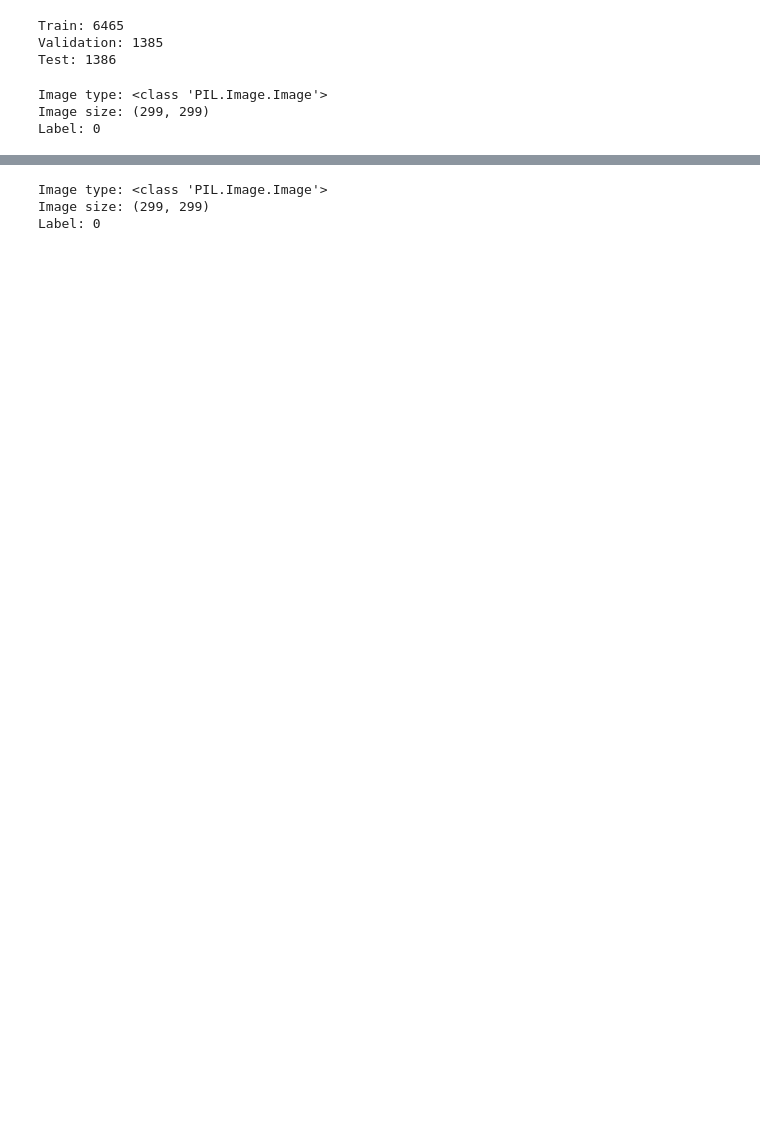
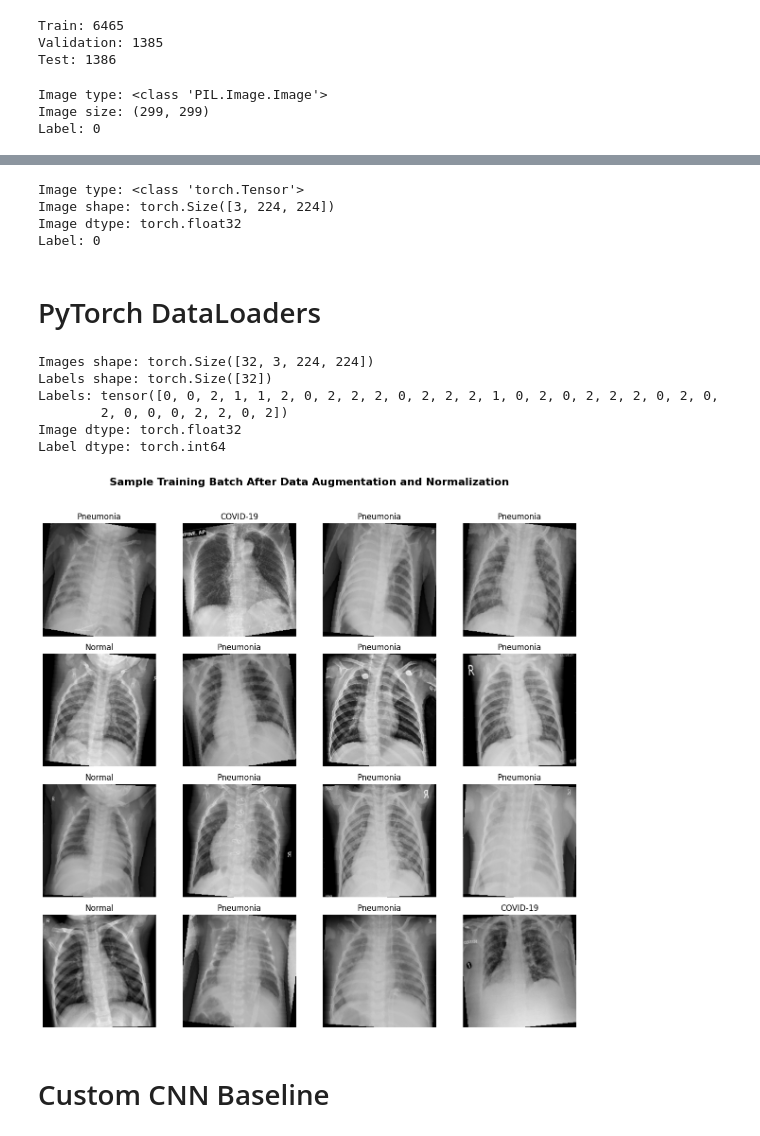
Before and after one commit to Jamiul-kawsar/covid_chest_x-ray_curated_dataset, a Jupyter notebook: notebooks/COVID_Chest_X_Ray_Research_Project_Curated_Dataset.ipynb, the cells around one changed output, grey strips where cells are left out. Saved outputs shown, nothing was run; the diff lists cells and outputs as text; code cells hidden in the pictures; blank space fills up the shorter version.

```diff
--- a/notebooks/COVID_Chest_X_Ray_Research_Project_Curated_Dataset.ipynb
+++ b/notebooks/COVID_Chest_X_Ray_Research_Project_Curated_Dataset.ipynb
@@ -453,9 +497,10 @@ from torch.utils.data import Dataset
 
 class ChestXRayDataset(Dataset):
 
-  def __init__(self, dataframe, data_root):
+  def __init__(self, dataframe, data_root, transform = None):
     self.dataframe = dataframe.reset_index(drop = True)
     self.data_root = Path(data_root)
+    self.transform = transform
 
   def __len__(self):
     return len(self.dataframe)
@@ -467,6 +512,8 @@ class ChestXRayDataset(Dataset):
     label = int(row["label"])
 
     image = Image.open(image_path).convert("RGB")
+    if self.transform:
+      image = self.transform(image)
 
     return image, label
 # %%
@@ -499,10 +597,15 @@ Label: 0
 # %%
+#Test one sample
 image, label = train_dataset[0]
 
 print("Image type:", type(image))
-print("Image size:", image.size)
+print("Image shape:", image.shape)
+print("Image dtype:", image.dtype)
 print("Label:", label)
 # %% [output]
-Image type: <class 'PIL.Image.Image'>
-Image size: (299, 299)
+Image type: <class 'torch.Tensor'>
+Image shape: torch.Size([3, 224, 224])
+Image dtype: torch.float32
 Label: 0
+# %% [markdown]
+# PyTorch DataLoaders
@@ -508,0 +643,63 @@ Label: 0
+# %%
+images, labels = next(iter(train_loader))
+
+print("Images shape:", images.shape)
+print("Labels shape:", labels.shape)
+print("Labels:", labels)
+print("Image dtype:", images.dtype)
+print("Label dtype:", labels.dtype)
+# %% [output]
+Images shape: torch.Size([32, 3, 224, 224])
+Labels shape: torch.Size([32])
+Labels: tensor([0, 0, 2, 1, 1, 2, 0, 2, 2, 2, 0, 2, 2, 2, 1, 0, 2, 0, 2, 2, 2, 0, 2, 0,
+        2, 0, 0, 0, 2, 2, 0, 2])
+Image dtype: torch.float32
+Label dtype: torch.int64
+# %%
+import matplotlib.pyplot as plt
+import torch
+
+# Get one batch from the training DataLoader
+images, labels = next(iter(train_loader))
+
+# ImageNet normalization values
+mean = torch.tensor([0.485, 0.456, 0.406]).view(3, 1, 1)
+std = torch.tensor([0.229, 0.224, 0.225]).view(3, 1, 1)
+
+# Create 4x4 grid
+fig, axes = plt.subplots(4, 4, figsize=(12, 12))
+
+# Main title
+fig.suptitle(
+    "Sample Training Batch After Data Augmentation and Normalization",
+    fontsize=16,
+    fontweight="bold"
+)
+
+for i, ax in enumerate(axes.flat):
+
+    image = images[i]
+
+    # Undo normalization for visualization
+    image = image * std + mean
+    image = torch.clamp(image, 0, 1)
+
+    # [C, H, W] → [H, W, C]
+    image = image.permute(1, 2, 0)
+
+    # Display image
+    ax.imshow(image)
+    ax.axis("off")
+
+    # Class name
+    class_names = ["Normal", "COVID-19", "Pneumonia"]
+    ax.set_title(class_names[labels[i].item()])
+
+# Leave space for the main title
+plt.tight_layout(rect=[0, 0, 1, 0.96])
+
+plt.show()
+# %% [output]
+[figure, added]
+# %% [markdown]
+# Custom CNN Baseline
```
Also changed, not shown: parts of 15 cells of this notebook.
